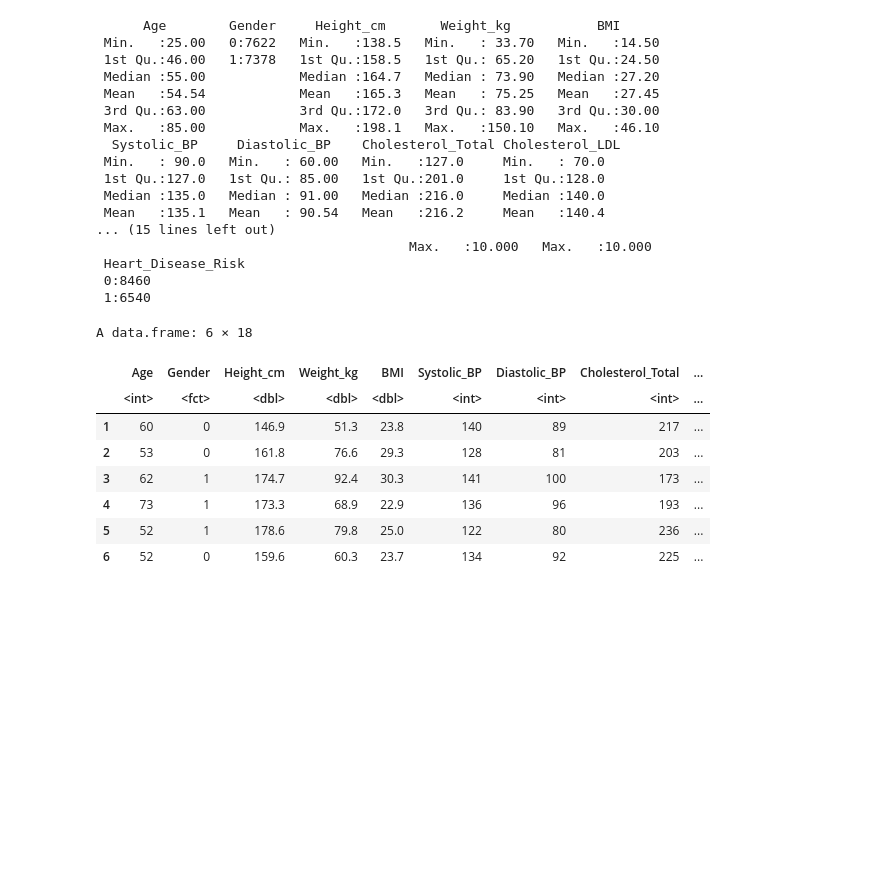
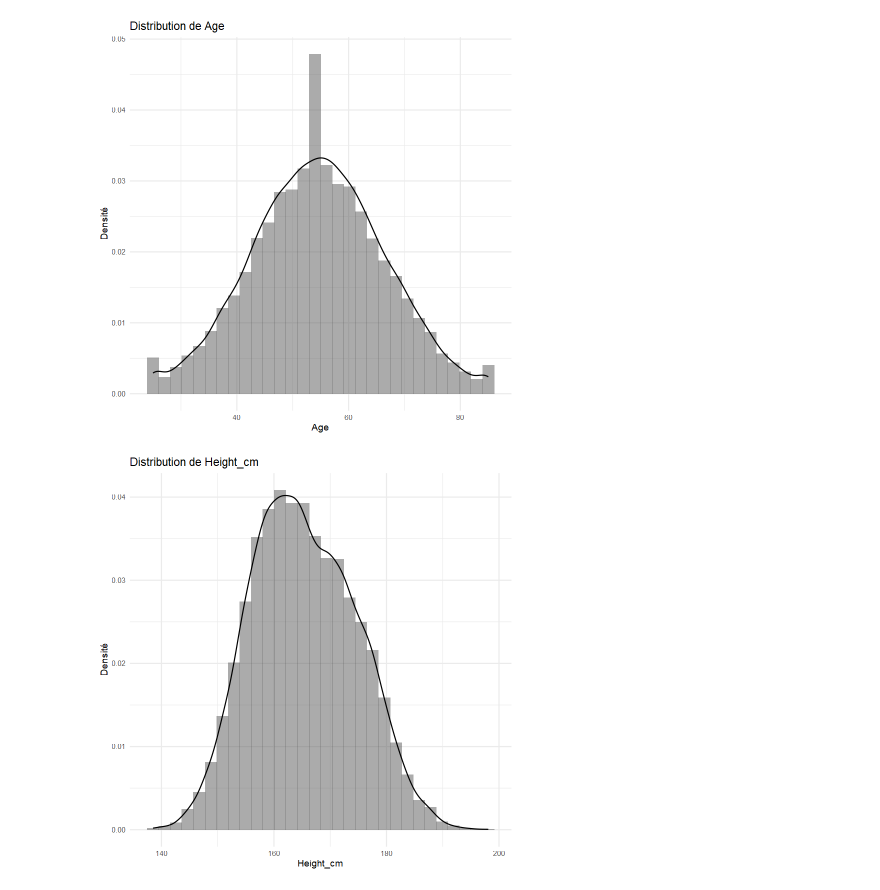
Before and after one commit to corentinbrand/ML-project, a Jupyter notebook: notebook_final_R.ipynb, the cells around one changed output. Saved outputs shown, nothing was run; the diff lists cells and outputs as text; code cells hidden in the pictures; blank space fills up the shorter version.

```diff
--- a/notebook_final_R.ipynb
+++ b/notebook_final_R.ipynb
@@ -52,41 +25,44 @@ A data.frame: 6 × 19
 # %%
-#transfo des vars qualitatives en quantitatives
-#supprime colonne Patient_ID
+###transfo des vars qualitatives en quantitatives et suppresion de la colonne Patient_ID
 data[, "Heart_Disease_Risk"] <- as.factor(data[, "Heart_Disease_Risk"])
 data[, "Gender"] <- as.factor(data[, "Gender"])
 data[, "Smoking_Status"] <- as.factor(data[, "Smoking_Status"])
 data[, "Alcohol_Consumption"] <- as.factor(data[, "Alcohol_Consumption"])
 data[, "Physical_Activity_Level"] <- as.factor(data[, "Physical_Activity_Level"])
 data[, "Family_History"] <- as.factor(data[, "Family_History"])
+data[, "Sleep_Hours"] <- as.factor(data[, "Sleep_Hours"])  #Sleep_Hours semble qualitative (6 modalités environ)
+data[, "Stress_Level"] <- as.factor(data[, "Stress_Level"]) #Stress_Level semble qualitative (10 modalités environ)
 data$Patient_ID <- NULL
-summary(data)
+#summary(data)
-# %% [output]
-      Age        Gender     Height_cm       Weight_kg           BMI
- Min.   :25.00   0:7622   Min.   :138.5   Min.   : 33.70   Min.   :14.50
- 1st Qu.:46.00   1:7378   1st Qu.:158.5   1st Qu.: 65.20   1st Qu.:24.50
- Median :55.00            Median :164.7   Median : 73.90   Median :27.20
- Mean   :54.54            Mean   :165.3   Mean   : 75.25   Mean   :27.45
- 3rd Qu.:63.00            3rd Qu.:172.0   3rd Qu.: 83.90   3rd Qu.:30.00
- Max.   :85.00            Max.   :198.1   Max.   :150.10   Max.   :46.10
-  Systolic_BP     Diastolic_BP    Cholesterol_Total Cholesterol_LDL
- Min.   : 90.0   Min.   : 60.00   Min.   :127.0     Min.   : 70.0
- 1st Qu.:127.0   1st Qu.: 85.00   1st Qu.:201.0     1st Qu.:128.0
- Median :135.0   Median : 91.00   Median :216.0     Median :140.0
- Mean   :135.1   Mean   : 90.54   Mean   :216.2     Mean   :140.4
-... (15 lines left out)
-                                        Max.   :10.000   Max.   :10.000
- Heart_Disease_Risk
- 0:8460
- 1:6540
-# %%
-head(data)
-# %% [output]
-A data.frame: 6 × 18
-|  | Age | Gender | Height_cm | Weight_kg | BMI | Systolic_BP | Diastolic_BP | Cholesterol_Total | ... |
-|  | <int> | <fct> | <dbl> | <dbl> | <dbl> | <int> | <int> | <int> | ... |
-| 1 | 60 | 0 | 146.9 | 51.3 | 23.8 | 140 | 89 | 217 | ... |
-| 2 | 53 | 0 | 161.8 | 76.6 | 29.3 | 128 | 81 | 203 | ... |
-| 3 | 62 | 1 | 174.7 | 92.4 | 30.3 | 141 | 100 | 173 | ... |
-| 4 | 73 | 1 | 173.3 | 68.9 | 22.9 | 136 | 96 | 193 | ... |
-| 5 | 52 | 1 | 178.6 | 79.8 | 25.0 | 122 | 80 | 236 | ... |
-| 6 | 52 | 0 | 159.6 | 60.3 | 23.7 | 134 | 92 | 225 | ... |
+# %%
+###Création de 2 DataFrame dinstincts pour variables quantitatives et qualitatives
+data_quant <- select(data, where(is.numeric))
+data_qual  <- select(data, !where(is.numeric))
+
+summary(data_qual)
+summary(data_quant)
+###création des colonnes contenant les noms des vars qualitatives et quantitatives
+vars_quant <- names(data)[sapply(data, is.numeric)]
+vars_qual <- names(data)[sapply(data, function(x) !is.numeric(x))]
+# %%
+###fonction générant histogramme montrant distribution de Var_X
+histo_compare <- function(var_name) {
+    g<-ggplot(data, aes(x = .data[[var_name]])) +
+    geom_histogram(aes(y = after_stat(density)),
+                   bins = 30,
+                   alpha = 0.5,
+                   position = "identity") +
+    geom_density(alpha = 0.2) +
+    theme_minimal() +
+    labs(title = paste("Distribution de", var_name),
+         x = var_name,
+         y = "Densité")
+    return(g)
+}
+for (v in vars_quant) {
+  p <- histo_compare(v)
+  print(p)
+}
+# %% [output]
+[figure, added]
+[figure, added]
```
Also changed, not shown: parts of 6 cells of this notebook.
